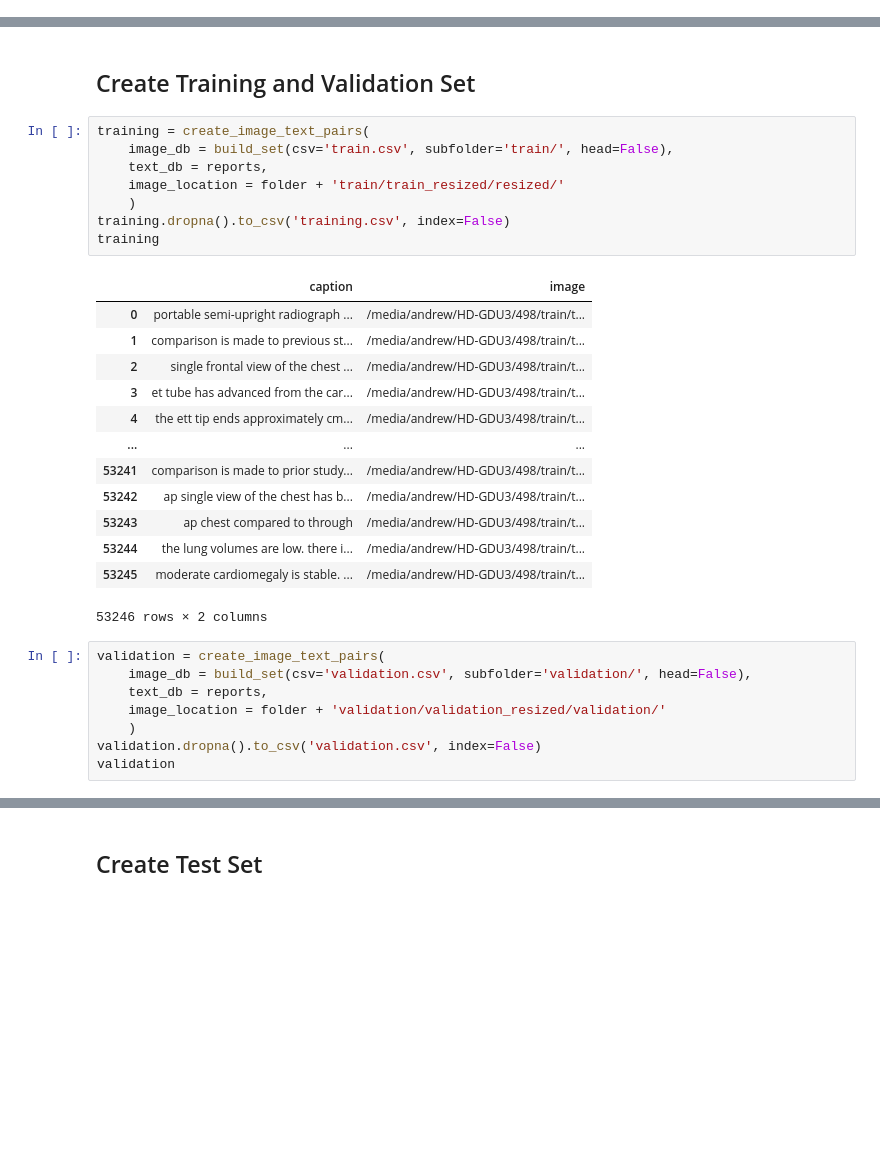
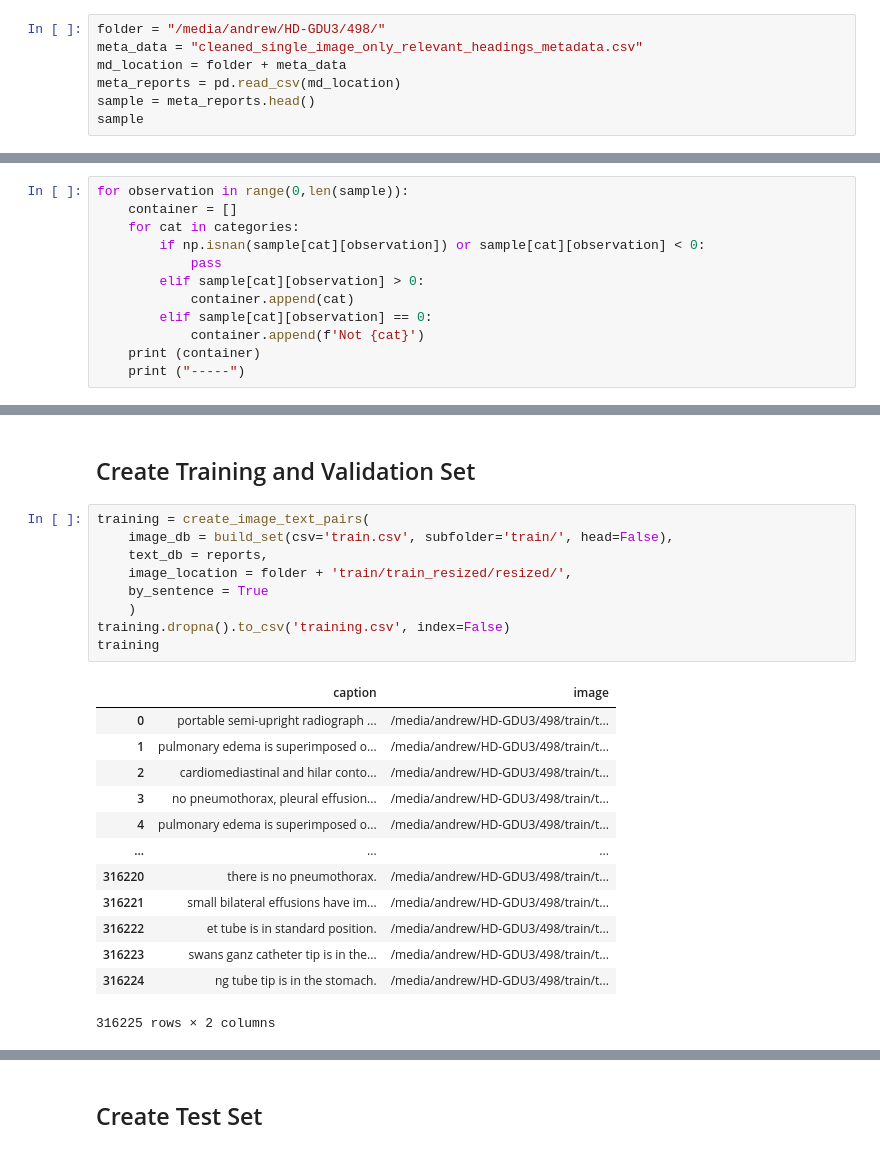
Before and after one commit to AndrewDamico/RadCLIP, a Jupyter notebook: CLIP_training_Rad.ipynb, the cells around one changed output, grey strips where cells are left out. Drawn from its saved outputs; the diff is of its cells as text; blank space fills up the shorter version.

Commit message:
Added support for training by sentence in addition to training by report.

```diff
--- a/CLIP_training_Rad.ipynb
+++ b/CLIP_training_Rad.ipynb
@@ -53,0 +54,7 @@ from nltk.tokenize import sent_tokenize
+# %%
+folder = "/media/andrew/HD-GDU3/498/"
+meta_data = "cleaned_single_image_only_relevant_headings_metadata.csv"
+md_location = folder + meta_data
+meta_reports = pd.read_csv(md_location)
+sample = meta_reports.head()
+sample
@@ -53,0 +131,12 @@ from nltk.tokenize import sent_tokenize
+# %%
+for observation in range(0,len(sample)):
+    container = []
+    for cat in categories:
+        if np.isnan(sample[cat][observation]) or sample[cat][observation] < 0:
+            pass
+        elif sample[cat][observation] > 0:
+            container.append(cat)
+        elif sample[cat][observation] == 0:
+            container.append(f'Not {cat}')
+    print (container)
+    print ("-----")
@@ -182,30 +324,23 @@ def create_image_text_pairs(image_db, text_db, image_location):
 # %%
 training = create_image_text_pairs(
     image_db = build_set(csv='train.csv', subfolder='train/', head=False),
     text_db = reports,
-    image_location = folder + 'train/train_resized/resized/'
+    image_location = folder + 'train/train_resized/resized/',
+    by_sentence = True
     )
 training.dropna().to_csv('training.csv', index=False)
 training
 # %% [output]
 |  | caption | image |
 | 0 | portable semi-upright radiograph ... | /media/andrew/HD-GDU3/498/train/t... |
-| 1 | comparison is made to previous st... | /media/andrew/HD-GDU3/498/train/t... |
-| 2 | single frontal view of the chest ... | /media/andrew/HD-GDU3/498/train/t... |
-| 3 | et tube has advanced from the car... | /media/andrew/HD-GDU3/498/train/t... |
-| 4 | the ett tip ends approximately cm... | /media/andrew/HD-GDU3/498/train/t... |
+| 1 | pulmonary edema is superimposed o... | /media/andrew/HD-GDU3/498/train/t... |
+| 2 | cardiomediastinal and hilar conto... | /media/andrew/HD-GDU3/498/train/t... |
+| 3 | no pneumothorax, pleural effusion... | /media/andrew/HD-GDU3/498/train/t... |
+| 4 | pulmonary edema is superimposed o... | /media/andrew/HD-GDU3/498/train/t... |
 | ... | ... | ... |
-| 53241 | comparison is made to prior study... | /media/andrew/HD-GDU3/498/train/t... |
-| 53242 | ap single view of the chest has b... | /media/andrew/HD-GDU3/498/train/t... |
-| 53243 | ap chest compared to through | /media/andrew/HD-GDU3/498/train/t... |
-| 53244 | the lung volumes are low. there i... | /media/andrew/HD-GDU3/498/train/t... |
-| 53245 | moderate cardiomegaly is stable. ... | /media/andrew/HD-GDU3/498/train/t... |
+| 316220 | there is no pneumothorax. | /media/andrew/HD-GDU3/498/train/t... |
+| 316221 | small bilateral effusions have im... | /media/andrew/HD-GDU3/498/train/t... |
+| 316222 | et tube is in standard position. | /media/andrew/HD-GDU3/498/train/t... |
+| 316223 | swans ganz catheter tip is in the... | /media/andrew/HD-GDU3/498/train/t... |
+| 316224 | ng tube tip is in the stomach. | /media/andrew/HD-GDU3/498/train/t... |
-53246 rows × 2 columns
+316225 rows × 2 columns
-# %%
-validation = create_image_text_pairs(
-    image_db = build_set(csv='validation.csv', subfolder='validation/', head=False),
-    text_db = reports,
-    image_location = folder + 'validation/validation_resized/validation/'
-    )
-validation.dropna().to_csv('validation.csv', index=False)
-validation
```
Also changed, not shown: parts of 31 cells of this notebook.
